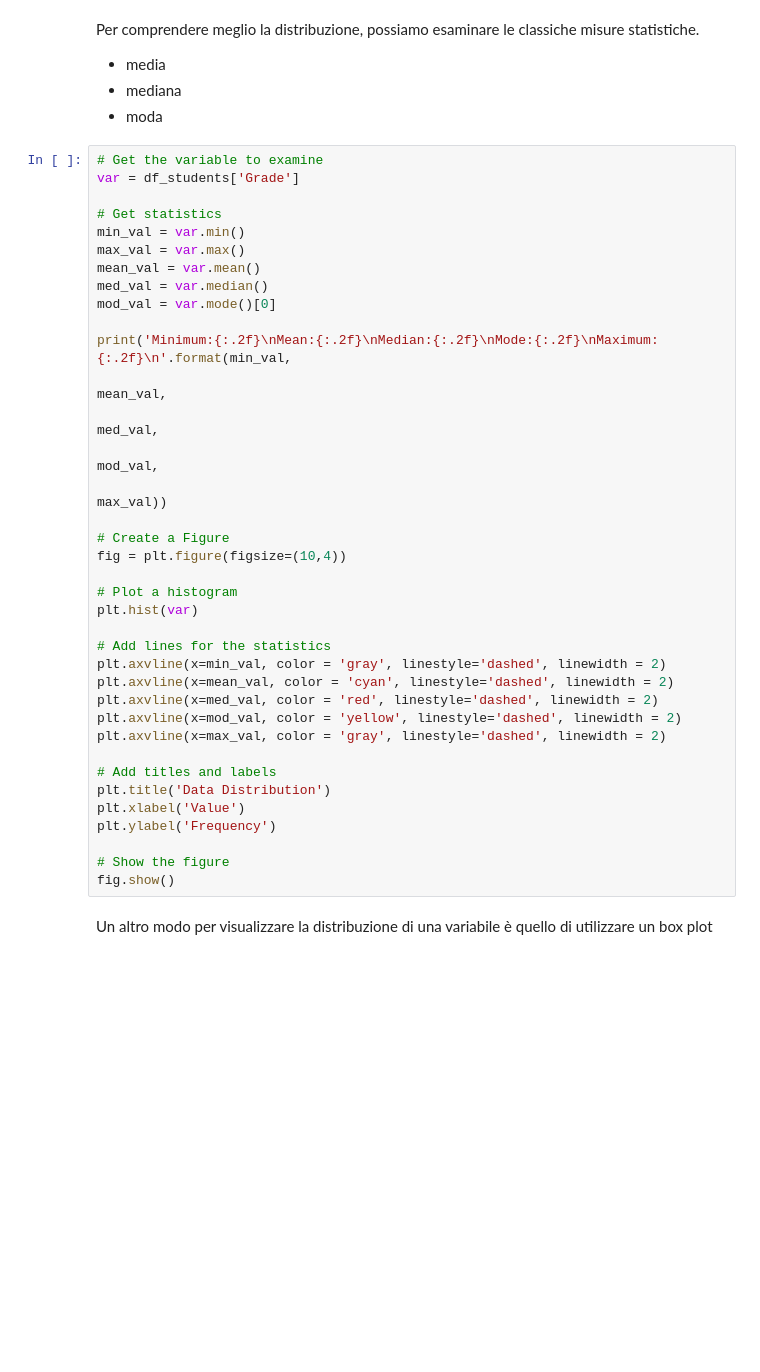
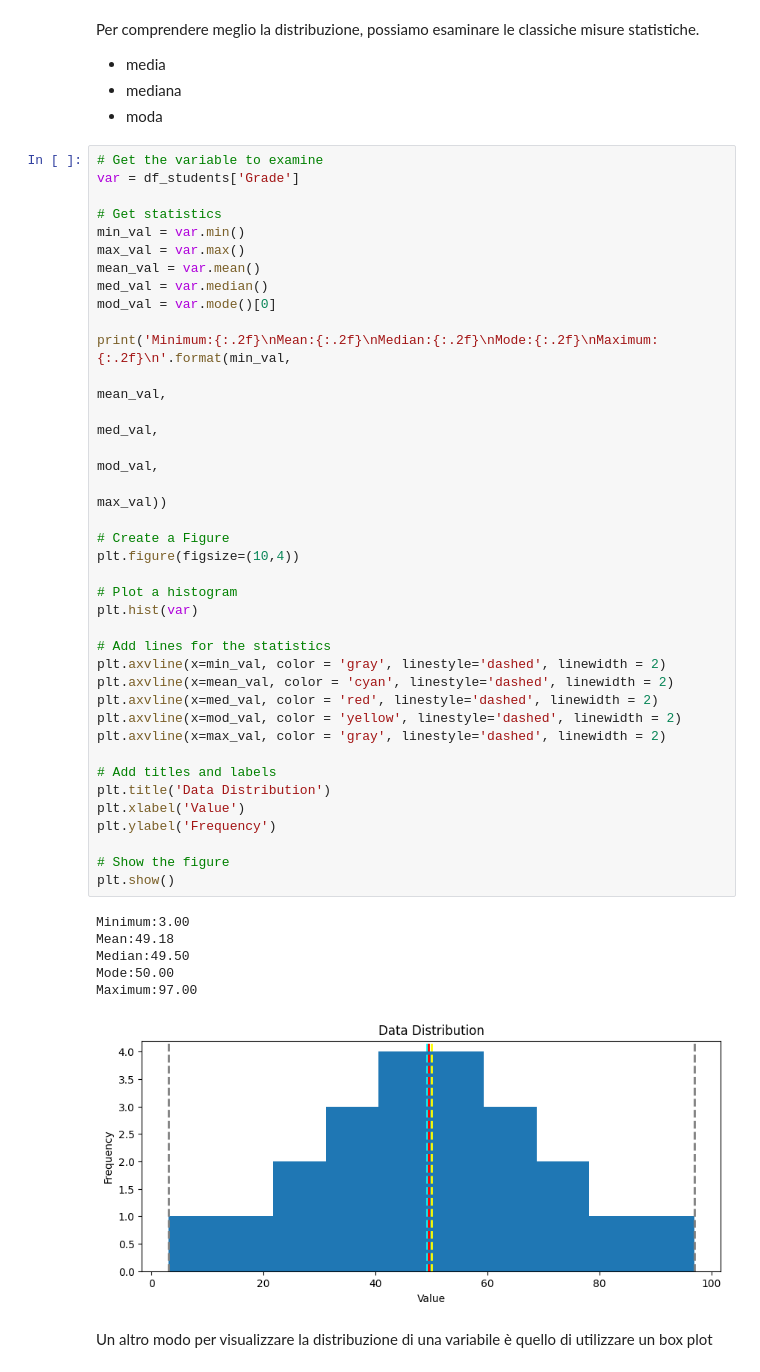
Before and after one commit to Rick8998/PythonEsempi_Tutorial, a Jupyter notebook: data_analysis/pandas_examples/matplotlib.ipynb, the cells around one changed output. Saved outputs shown, nothing was run; the diff lists cells and outputs as text; blank space fills up the shorter version.

```diff
--- a/data_analysis/pandas_examples/matplotlib.ipynb
+++ b/data_analysis/pandas_examples/matplotlib.ipynb
@@ -148,35 +150,42 @@ var = df_students['Grade']
 min_val = var.min()
 max_val = var.max()
 mean_val = var.mean()
 med_val = var.median()
 mod_val = var.mode()[0]
 
 print('Minimum:{:.2f}\nMean:{:.2f}\nMedian:{:.2f}\nMode:{:.2f}\nMaximum:{:.2f}\n'.format(min_val,
                                                                                         mean_val,
                                                                                         med_val,
                                                                                         mod_val,
                                                                                         max_val))
 
 # Create a Figure
-fig = plt.figure(figsize=(10,4))
+plt.figure(figsize=(10,4))
 
 # Plot a histogram
 plt.hist(var)
 
 # Add lines for the statistics
 plt.axvline(x=min_val, color = 'gray', linestyle='dashed', linewidth = 2)
 plt.axvline(x=mean_val, color = 'cyan', linestyle='dashed', linewidth = 2)
 plt.axvline(x=med_val, color = 'red', linestyle='dashed', linewidth = 2)
 plt.axvline(x=mod_val, color = 'yellow', linestyle='dashed', linewidth = 2)
 plt.axvline(x=max_val, color = 'gray', linestyle='dashed', linewidth = 2)
 
 # Add titles and labels
 plt.title('Data Distribution')
 plt.xlabel('Value')
 plt.ylabel('Frequency')
 
 # Show the figure
-fig.show()
+plt.show()
+# %% [output]
+Minimum:3.00
+Mean:49.18
+Median:49.50
+Mode:50.00
+Maximum:97.00
+[figure, added]
 # %% [markdown]
 Un altro modo per visualizzare la distribuzione di una variabile è quello di utilizzare un box plot
 # %%
```
Also changed, not shown: parts of 2 cells of this notebook.
